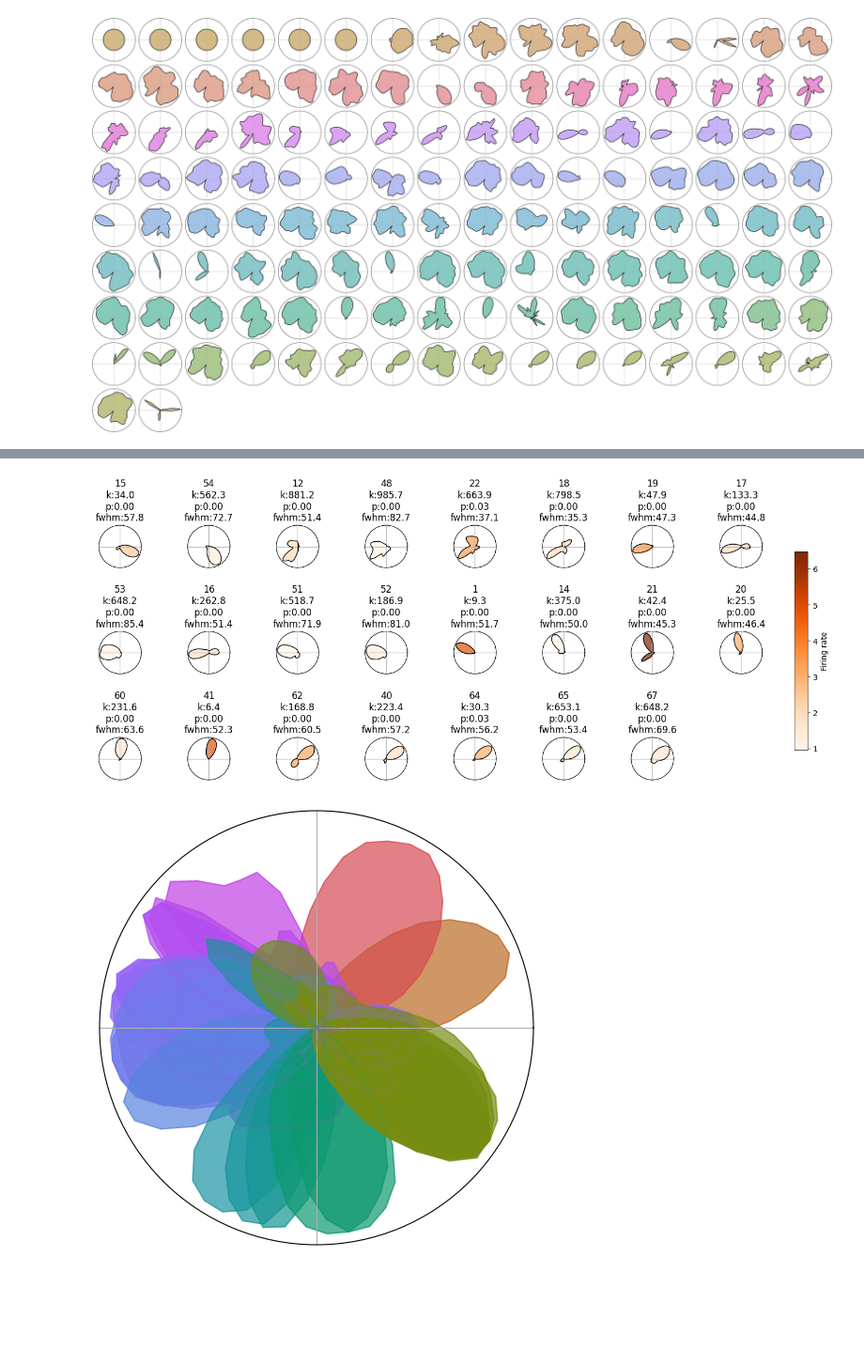
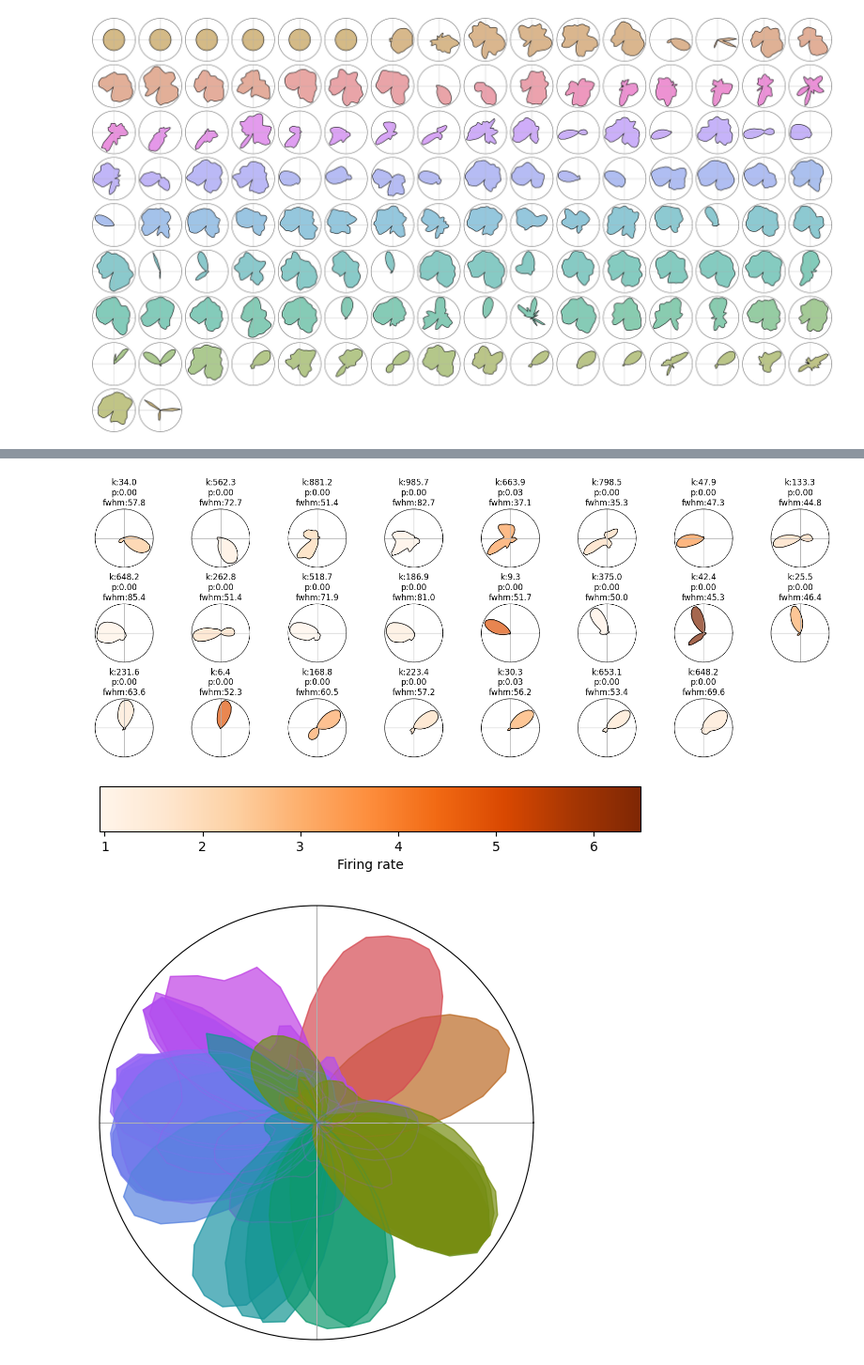
Before and after one commit to Senzai-Lab/nrem_sc, a Jupyter notebook: notebooks/select_hd_cells.ipynb, the cells around one changed output, grey strips where cells are left out. Shown at 94% size. Cells and saved outputs as stored; diff of their text form; code cells hidden in the pictures; blank space fills up the shorter version.

```diff
--- a/notebooks/select_hd_cells.ipynb
+++ b/notebooks/select_hd_cells.ipynb
@@ -223,7 +218,7 @@ figsize = (ncols*2, nrows*2)
 fig, axes = plt.subplots(
     nrows=nrows, ncols=ncols, figsize=figsize,
     subplot_kw={'projection': 'polar', 'theta_direction': -1},
-    gridspec_kw={'wspace': 0.001, 'hspace': 1.5}
+    # gridspec_kw={'wspace': 0.001, 'hspace': 1.5}
     )
 
 axes = axes.flatten()
@@ -240,9 +235,10 @@ for i, n in enumerate(sorted_idx):
     axes[i].set_yticks([])
     axes[i].set_xticks([0, np.pi/2, np.pi, 3*np.pi/2])
     axes[i].set_xticklabels([])
-    axes[i].set_title(f"{n}\nk:{circ_metadata.loc[n]['kappa']:.1f}\np:{circ_metadata.loc[n]['p_value']:.2f}\nfwhm:{circ_metadata.loc[n]['fwhm']:.1f}", fontsize=12)
+    axes[i].set_title(f"k:{circ_metadata.loc[n]['kappa']:.1f}\np:{circ_metadata.loc[n]['p_value']:.2f}\nfwhm:{circ_metadata.loc[n]['fwhm']:.1f}", fontsize=12)
 
 print(len(hd_spikes))
+plt.tight_layout()
 # plt.savefig(("tcs_hd_fwhm.png"), dpi=320)
 plt.savefig(("tcs_hd_info.png"), dpi=320)
 # %% [output]
@@ -290,43 +328,51 @@ rate_norm = plt.Normalize(vmin=rate_min, vmax=rate_max)
 fr_colors = rate_cmap(rate_norm(segment_rates))
 
 n_units = len(hd_spikes)
 
 ncols = 8
 nrows = n_units // ncols + 1
 figsize = (ncols*2, nrows*2)
 
 fig, axes = plt.subplots(
     nrows=nrows, ncols=ncols, figsize=figsize,
     subplot_kw={'projection': 'polar', 'theta_direction': -1},
-    gridspec_kw={'wspace': 0.001, 'hspace': 1.5}
+    # gridspec_kw={'wspace': 0.001, 'hspace': 1.5}
     )
 
 axes = axes.flatten()
 
 for ax in axes:
     ax.set_visible(False)
 
 for i, n in enumerate(sorted_idx):
     tuning_curve = np.hstack([tcs.values[n], tcs.values[n][0]])
     axes[i].plot(angles, tuning_curve, linewidth=1, color='k')
     axes[i].fill(angles, tuning_curve, color=fr_colors[i], alpha=0.7)
 
     axes[i].set_visible(True)
     axes[i].set_yticks([])
     axes[i].set_xticks([0, np.pi/2, np.pi, 3*np.pi/2])
     axes[i].set_xticklabels([])
-    axes[i].set_title(f"{n}\nk:{circ_metadata.loc[n]['kappa']:.1f}\np:{circ_metadata.loc[n]['p_value']:.2f}\nfwhm:{circ_metadata.loc[n]['fwhm']:.1f}", fontsize=12)
+    axes[i].set_title(f"k:{circ_metadata.loc[n]['kappa']:.1f}\np:{circ_metadata.loc[n]['p_value']:.2f}\nfwhm:{circ_metadata.loc[n]['fwhm']:.1f}", fontsize=12)
 
-mappable = mpl.cm.ScalarMappable(norm=rate_norm, cmap=rate_cmap)
-mappable.set_array([])
-fig.subplots_adjust(right=0.93)
-cax = fig.add_axes([0.94, 0.2, 0.015, 0.6])
-colorbar = fig.colorbar(mappable, cax=cax)
-colorbar.set_label('Firing rate')
-
+plt.tight_layout()
 plt.savefig(("tcs_hd_fr.png"), dpi=320)
 # %% [output]
-[figure, old version]
+[figure, new version]
+# %%
+fig = plt.figure()
+ax = fig.add_axes([0.05, 0.8, 0.9, 0.1])
+
+cb = mpl.colorbar.ColorbarBase(
+    ax, orientation='horizontal',
+    cmap=Colormap('colorbrewer:Oranges').to_mpl(),
+    norm=plt.Normalize(vmin=rate_min, vmax=rate_max),
+    label='Firing rate'
+)
+
+plt.savefig('fr_colorbar.png', dpi=320, bbox_inches='tight')
+# %% [output]
+[figure, added]
 # %%
 fig, ax = plt.subplots(figsize=(6, 6), subplot_kw={'projection': 'polar'})
 
```
Also changed, not shown: parts of 7 cells of this notebook, 6 other files.
